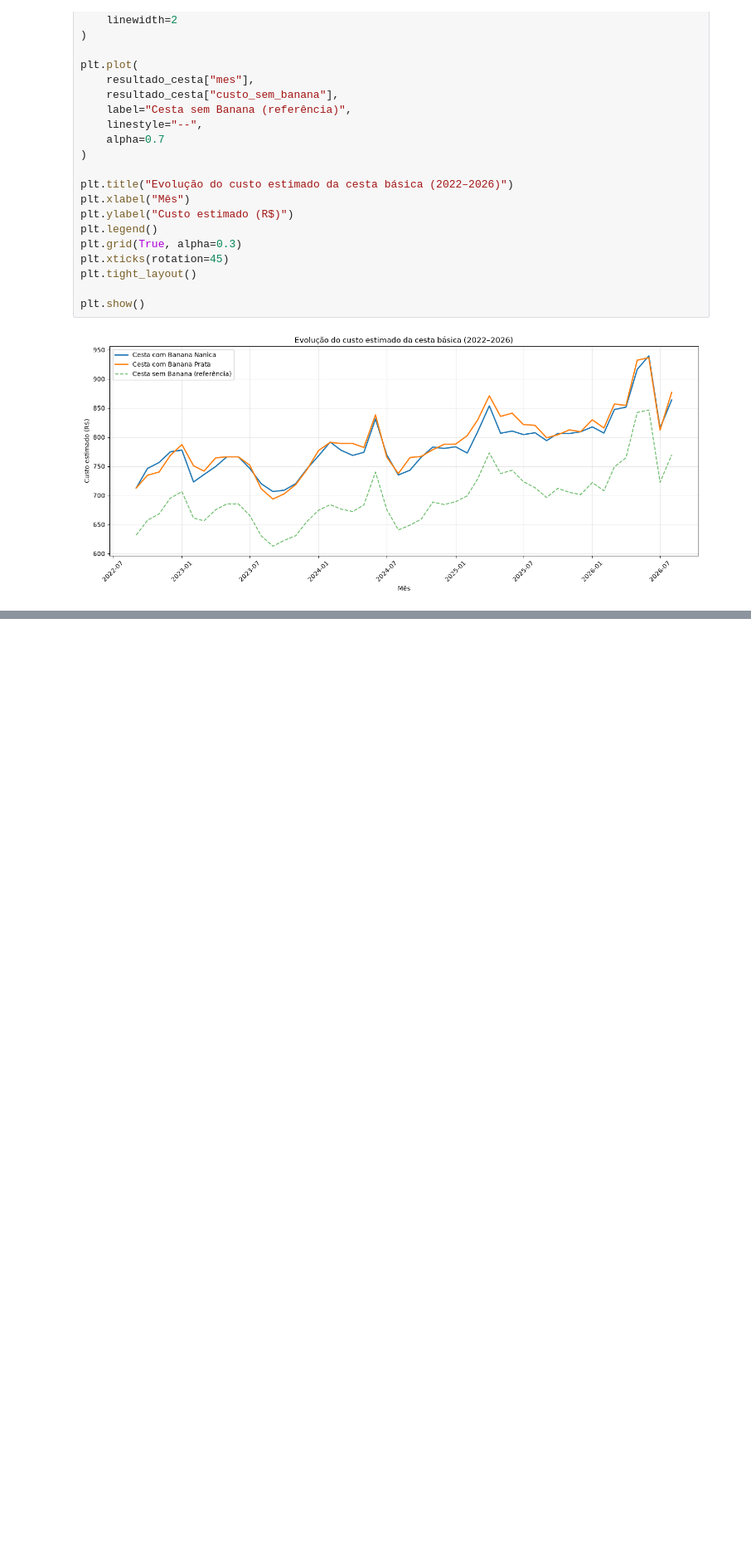
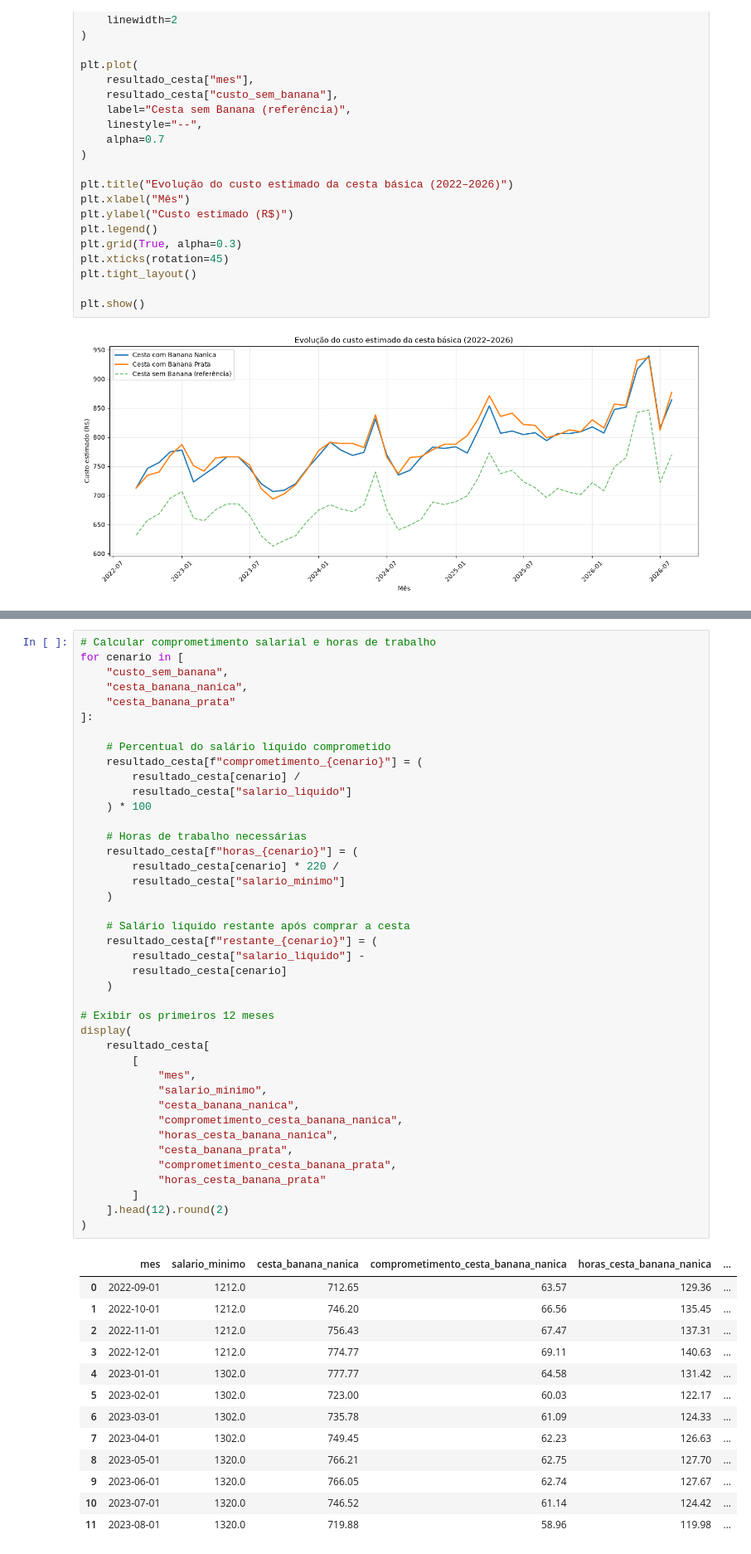
Before and after one commit to Lucas-Ibrahim/cesta-basica-analise, a Jupyter notebook: notebooks/02_acessibilidade.ipynb, the cells around one changed output, grey strips where cells are left out. Shown at 83% size. Saved outputs shown, nothing was run; the diff lists cells and outputs as text; blank space fills up the shorter version.

```diff
--- a/notebooks/02_acessibilidade.ipynb
+++ b/notebooks/02_acessibilidade.ipynb
@@ -1040,0 +1095,55 @@ plt.show()
+# %%
+# Calcular comprometimento salarial e horas de trabalho
+for cenario in [
+    "custo_sem_banana",
+    "cesta_banana_nanica",
+    "cesta_banana_prata"
+]:
+
+    # Percentual do salário líquido comprometido
+    resultado_cesta[f"comprometimento_{cenario}"] = (
+        resultado_cesta[cenario] /
+        resultado_cesta["salario_liquido"]
+    ) * 100
+
+    # Horas de trabalho necessárias
+    resultado_cesta[f"horas_{cenario}"] = (
+        resultado_cesta[cenario] * 220 /
+        resultado_cesta["salario_minimo"]
+    )
+
+    # Salário líquido restante após comprar a cesta
+    resultado_cesta[f"restante_{cenario}"] = (
+        resultado_cesta["salario_liquido"] -
+        resultado_cesta[cenario]
+    )
+
+# Exibir os primeiros 12 meses
+display(
+    resultado_cesta[
+        [
+            "mes",
+            "salario_minimo",
+            "cesta_banana_nanica",
+            "comprometimento_cesta_banana_nanica",
+            "horas_cesta_banana_nanica",
+            "cesta_banana_prata",
+            "comprometimento_cesta_banana_prata",
+            "horas_cesta_banana_prata"
+        ]
+    ].head(12).round(2)
+)
+# %% [output]
+|  | mes | salario_minimo | cesta_banana_nanica | comprometimento_cesta_banana_nanica | horas_cesta_banana_nanica | ... |
+| 0 | 2022-09-01 | 1212.0 | 712.65 | 63.57 | 129.36 | ... |
+| 1 | 2022-10-01 | 1212.0 | 746.20 | 66.56 | 135.45 | ... |
+| 2 | 2022-11-01 | 1212.0 | 756.43 | 67.47 | 137.31 | ... |
+| 3 | 2022-12-01 | 1212.0 | 774.77 | 69.11 | 140.63 | ... |
+| 4 | 2023-01-01 | 1302.0 | 777.77 | 64.58 | 131.42 | ... |
+| 5 | 2023-02-01 | 1302.0 | 723.00 | 60.03 | 122.17 | ... |
+| 6 | 2023-03-01 | 1302.0 | 735.78 | 61.09 | 124.33 | ... |
+| 7 | 2023-04-01 | 1302.0 | 749.45 | 62.23 | 126.63 | ... |
+| 8 | 2023-05-01 | 1320.0 | 766.21 | 62.75 | 127.70 | ... |
+| 9 | 2023-06-01 | 1320.0 | 766.05 | 62.74 | 127.67 | ... |
+| 10 | 2023-07-01 | 1320.0 | 746.52 | 61.14 | 124.42 | ... |
+| 11 | 2023-08-01 | 1320.0 | 719.88 | 58.96 | 119.98 | ... |
```
Also changed, not shown: parts of 6 cells of this notebook.
